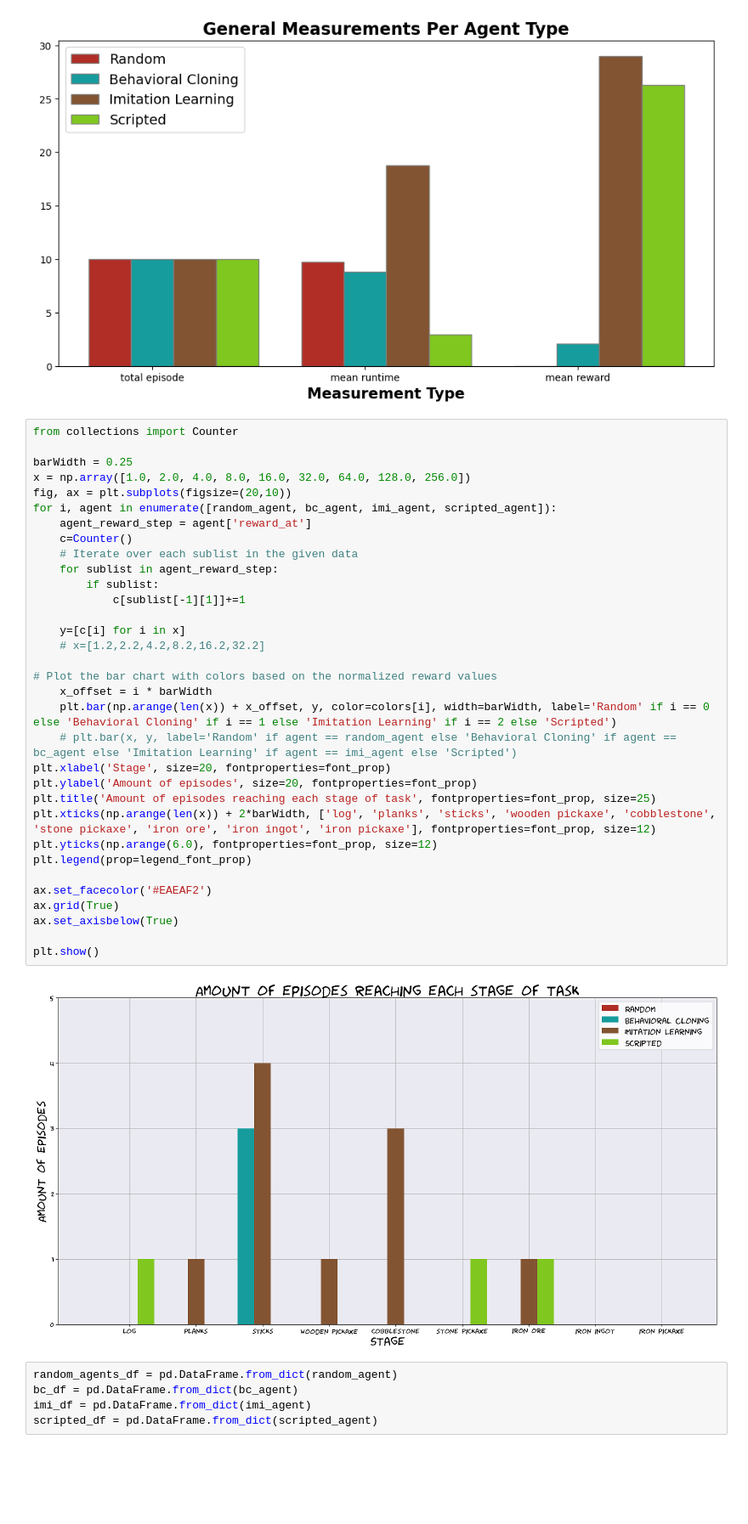
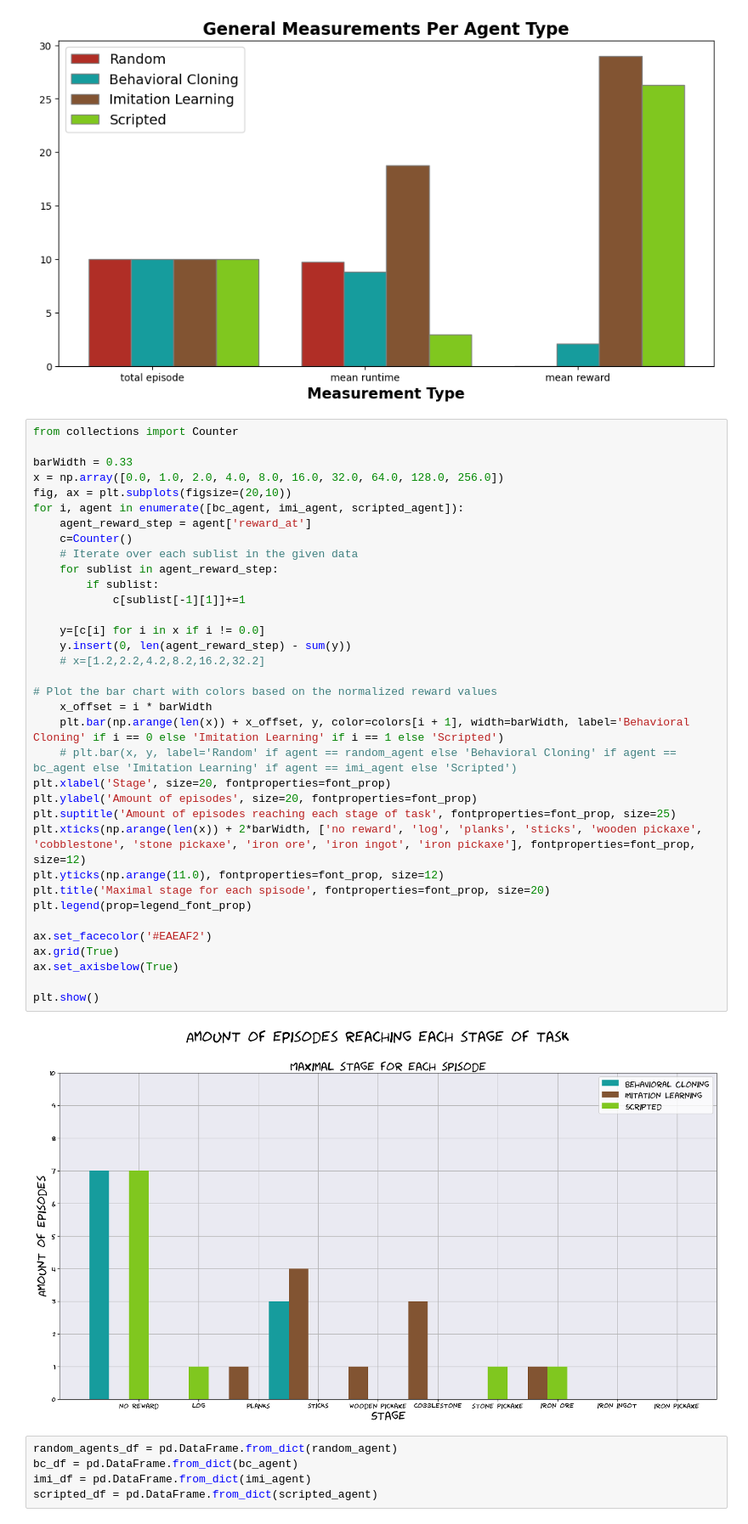
Before and after one commit to emilytoyber/Minecraft_proj, a Jupyter notebook: comparison_environment.ipynb, the cells around one changed output. Shown at 85% size. Saved outputs shown, nothing was run; the diff lists cells and outputs as text; blank space fills up the shorter version.

Commit message:
update plots

```diff
--- a/comparison_environment.ipynb
+++ b/comparison_environment.ipynb
@@ -83,38 +83,40 @@ plt.show()
 # %%
 from collections import Counter
 
-barWidth = 0.25
-x = np.array([1.0, 2.0, 4.0, 8.0, 16.0, 32.0, 64.0, 128.0, 256.0])
+barWidth = 0.33
+x = np.array([0.0, 1.0, 2.0, 4.0, 8.0, 16.0, 32.0, 64.0, 128.0, 256.0])
 fig, ax = plt.subplots(figsize=(20,10))
-for i, agent in enumerate([random_agent, bc_agent, imi_agent, scripted_agent]):
+for i, agent in enumerate([bc_agent, imi_agent, scripted_agent]):
     agent_reward_step = agent['reward_at']
     c=Counter()
     # Iterate over each sublist in the given data
     for sublist in agent_reward_step:
         if sublist:
             c[sublist[-1][1]]+=1
 
-    y=[c[i] for i in x]
+    y=[c[i] for i in x if i != 0.0]
+    y.insert(0, len(agent_reward_step) - sum(y))
     # x=[1.2,2.2,4.2,8.2,16.2,32.2]
 
 # Plot the bar chart with colors based on the normalized reward values
     x_offset = i * barWidth
-    plt.bar(np.arange(len(x)) + x_offset, y, color=colors[i], width=barWidth, label='Random' if i == 0 else 'Behavioral Cloning' if i == 1 else 'Imitation Learning' if i == 2 else 'Scripted')
+    plt.bar(np.arange(len(x)) + x_offset, y, color=colors[i + 1], width=barWidth, label='Behavioral Cloning' if i == 0 else 'Imitation Learning' if i == 1 else 'Scripted')
     # plt.bar(x, y, label='Random' if agent == random_agent else 'Behavioral Cloning' if agent == bc_agent else 'Imitation Learning' if agent == imi_agent else 'Scripted')
 plt.xlabel('Stage', size=20, fontproperties=font_prop)
 plt.ylabel('Amount of episodes', size=20, fontproperties=font_prop)
-plt.title('Amount of episodes reaching each stage of task', fontproperties=font_prop, size=25)
-plt.xticks(np.arange(len(x)) + 2*barWidth, ['log', 'planks', 'sticks', 'wooden pickaxe', 'cobblestone', 'stone pickaxe', 'iron ore', 'iron ingot', 'iron pickaxe'], fontproperties=font_prop, size=12)
-plt.yticks(np.arange(6.0), fontproperties=font_prop, size=12)
+plt.suptitle('Amount of episodes reaching each stage of task', fontproperties=font_prop, size=25)
+plt.xticks(np.arange(len(x)) + 2*barWidth, ['no reward', 'log', 'planks', 'sticks', 'wooden pickaxe', 'cobblestone', 'stone pickaxe', 'iron ore', 'iron ingot', 'iron pickaxe'], fontproperties=font_prop, size=12)
+plt.yticks(np.arange(11.0), fontproperties=font_prop, size=12)
+plt.title('Maximal stage for each spisode', fontproperties=font_prop, size=20)
 plt.legend(prop=legend_font_prop)
 
 ax.set_facecolor('#EAEAF2')
 ax.grid(True)
 ax.set_axisbelow(True)
 
 plt.show()
 # %% [output]
-[figure, old version]
+[figure, new version]
 # %%
 random_agents_df = pd.DataFrame.from_dict(random_agent)
 bc_df = pd.DataFrame.from_dict(bc_agent)
```
Also changed, not shown: parts of 10 cells of this notebook, 1 other file.
